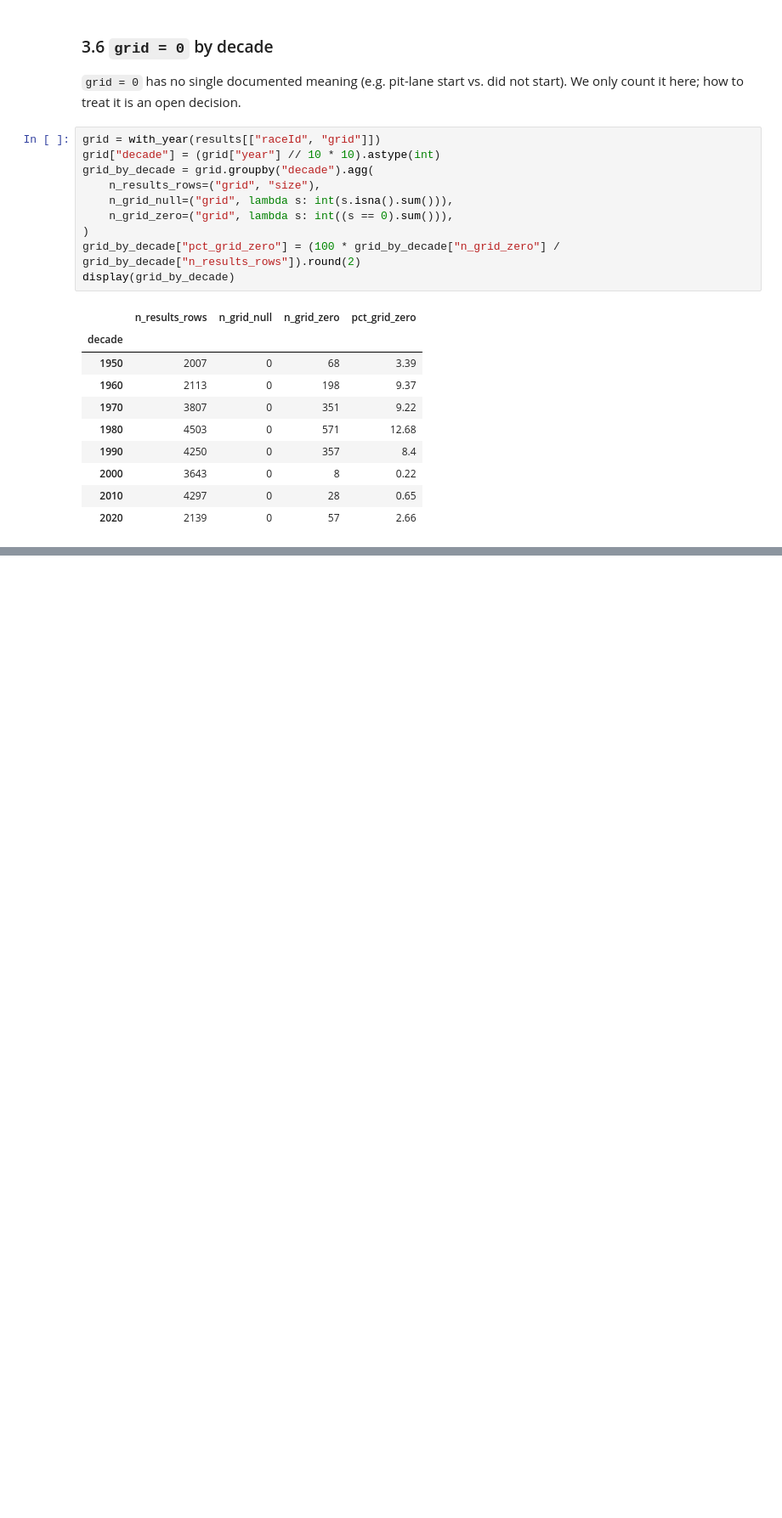
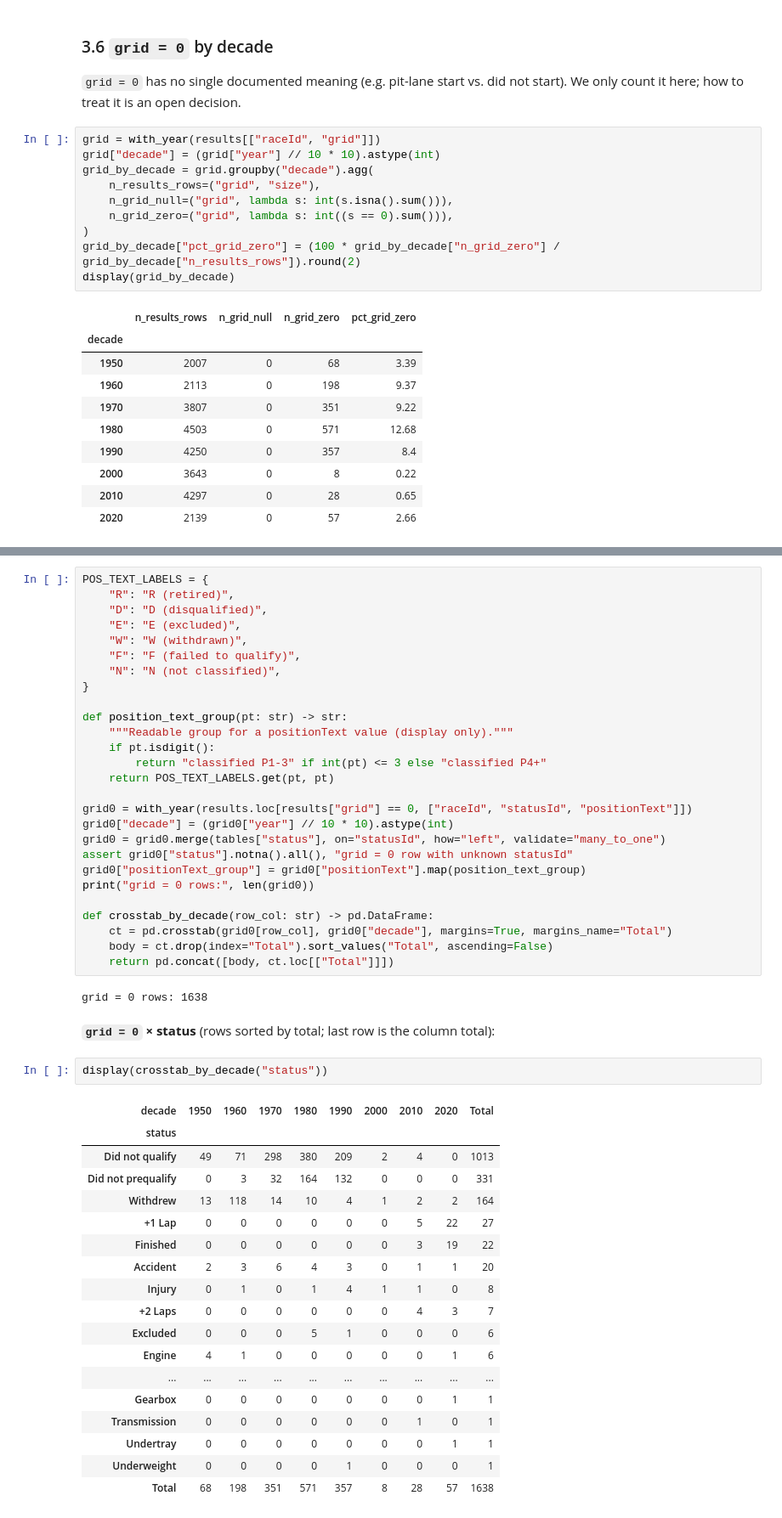
Before and after one commit to YShimy/f1-podium, a Jupyter notebook: notebooks/milestone1.ipynb, the cells around one changed output, grey strips where cells are left out. Shown at 85% size. Saved outputs shown, nothing was run; the diff lists cells and outputs as text; blank space fills up the shorter version.

```diff
--- a/notebooks/milestone1.ipynb
+++ b/notebooks/milestone1.ipynb
@@ -391,0 +412,52 @@ display(grid_by_decade)
+# %%
+POS_TEXT_LABELS = {
+    "R": "R (retired)",
+    "D": "D (disqualified)",
+    "E": "E (excluded)",
+    "W": "W (withdrawn)",
+    "F": "F (failed to qualify)",
+    "N": "N (not classified)",
+}
+
+def position_text_group(pt: str) -> str:
+    """Readable group for a positionText value (display only)."""
+    if pt.isdigit():
+        return "classified P1-3" if int(pt) <= 3 else "classified P4+"
+    return POS_TEXT_LABELS.get(pt, pt)
+
+grid0 = with_year(results.loc[results["grid"] == 0, ["raceId", "statusId", "positionText"]])
+grid0["decade"] = (grid0["year"] // 10 * 10).astype(int)
+grid0 = grid0.merge(tables["status"], on="statusId", how="left", validate="many_to_one")
+assert grid0["status"].notna().all(), "grid = 0 row with unknown statusId"
+grid0["positionText_group"] = grid0["positionText"].map(position_text_group)
+print("grid = 0 rows:", len(grid0))
+
+def crosstab_by_decade(row_col: str) -> pd.DataFrame:
+    ct = pd.crosstab(grid0[row_col], grid0["decade"], margins=True, margins_name="Total")
+    body = ct.drop(index="Total").sort_values("Total", ascending=False)
+    return pd.concat([body, ct.loc[["Total"]]])
+# %% [output]
+grid = 0 rows: 1638
+# %% [markdown]
+**`grid = 0` × status** (rows sorted by total; last row is the column total):
+# %%
+display(crosstab_by_decade("status"))
+# %% [output]
+| decade | 1950 | 1960 | 1970 | 1980 | 1990 | 2000 | 2010 | 2020 | Total |
+| status |  |  |  |  |  |  |  |  |  |
+| Did not qualify | 49 | 71 | 298 | 380 | 209 | 2 | 4 | 0 | 1013 |
+| Did not prequalify | 0 | 3 | 32 | 164 | 132 | 0 | 0 | 0 | 331 |
+| Withdrew | 13 | 118 | 14 | 10 | 4 | 1 | 2 | 2 | 164 |
+| +1 Lap | 0 | 0 | 0 | 0 | 0 | 0 | 5 | 22 | 27 |
+| Finished | 0 | 0 | 0 | 0 | 0 | 0 | 3 | 19 | 22 |
+| Accident | 2 | 3 | 6 | 4 | 3 | 0 | 1 | 1 | 20 |
+| Injury | 0 | 1 | 0 | 1 | 4 | 1 | 1 | 0 | 8 |
+| +2 Laps | 0 | 0 | 0 | 0 | 0 | 0 | 4 | 3 | 7 |
+| Excluded | 0 | 0 | 0 | 5 | 1 | 0 | 0 | 0 | 6 |
+| Engine | 4 | 1 | 0 | 0 | 0 | 0 | 0 | 1 | 6 |
+| ... | ... | ... | ... | ... | ... | ... | ... | ... | ... |
+| Gearbox | 0 | 0 | 0 | 0 | 0 | 0 | 0 | 1 | 1 |
+| Transmission | 0 | 0 | 0 | 0 | 0 | 0 | 1 | 0 | 1 |
+| Undertray | 0 | 0 | 0 | 0 | 0 | 0 | 0 | 1 | 1 |
+| Underweight | 0 | 0 | 0 | 0 | 1 | 0 | 0 | 0 | 1 |
+| Total | 68 | 198 | 351 | 571 | 357 | 8 | 28 | 57 | 1638 |
```
Also changed, not shown: parts of 14 cells of this notebook.
